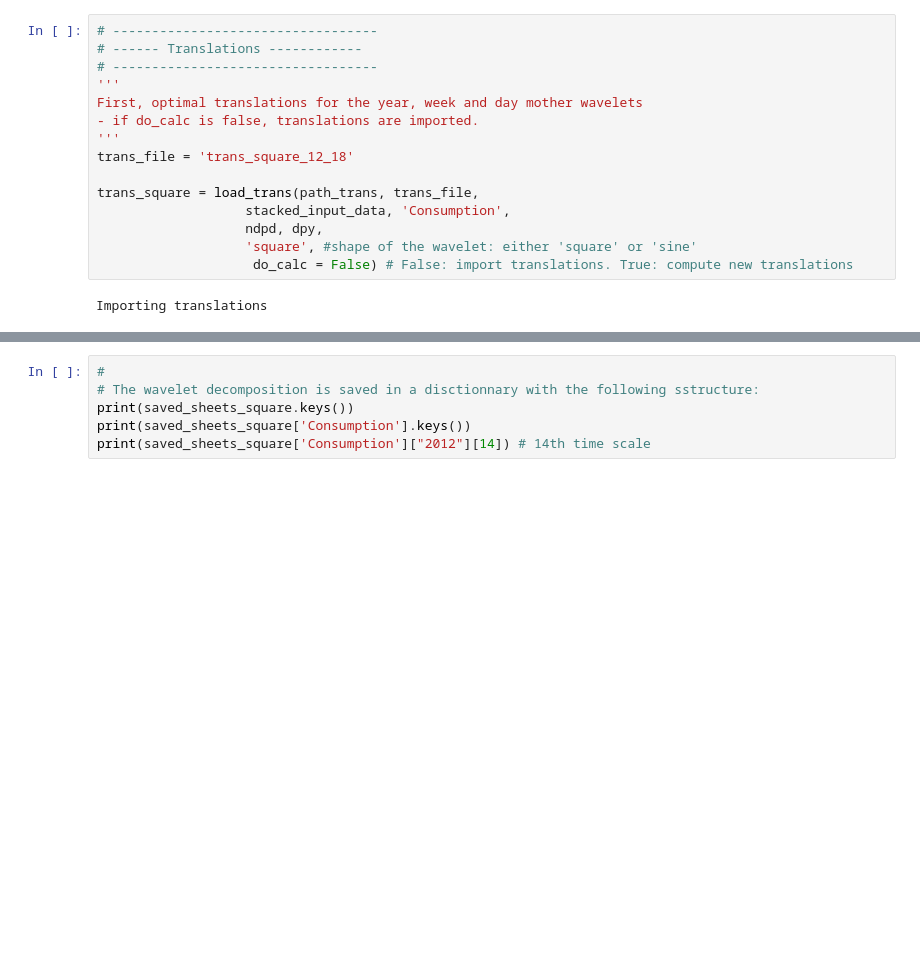
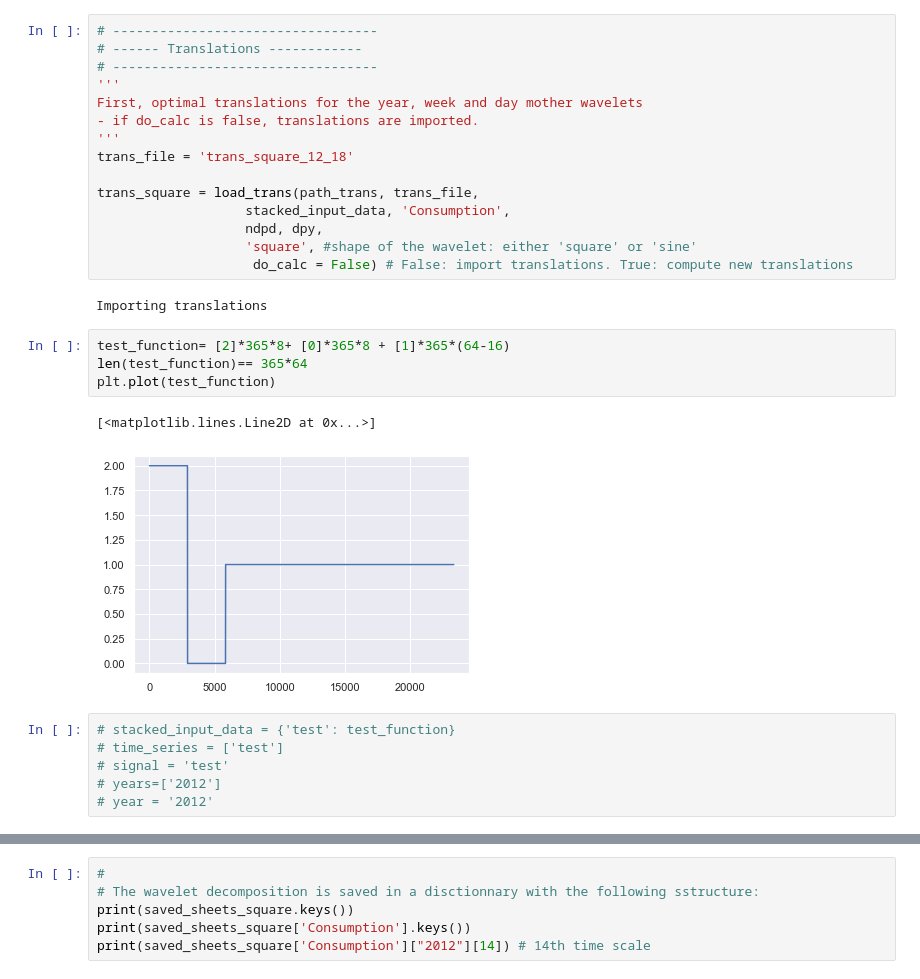
Before and after one commit to jus6du/wavelet_decomposition, a Jupyter notebook: tutorial.ipynb, the cells around one changed output, grey strips where cells are left out. Drawn from its saved outputs; the diff is of its cells as text; blank space fills up the shorter version.

```diff
--- a/tutorial.ipynb
+++ b/tutorial.ipynb
@@ -160,6 +160,19 @@ trans_square = load_trans(path_trans, trans_file,
                     do_calc = False) # False: import translations. True: compute new translations
 # %% [output]
 Importing translations
+# %%
+test_function= [2]*365*8+ [0]*365*8 + [1]*365*(64-16)
+len(test_function)== 365*64
+plt.plot(test_function)
+# %% [output]
+[<matplotlib.lines.Line2D at 0x...>]
+[figure, added]
+# %%
+# stacked_input_data = {'test': test_function}
+# time_series = ['test']
+# signal = 'test'
+# years=['2012']
+# year = '2012'
 # %%
 # ----------------------------------------------------
 # ------ Performing wavelet decomposition ------------
```
Also changed, not shown: parts of 12 cells of this notebook.
